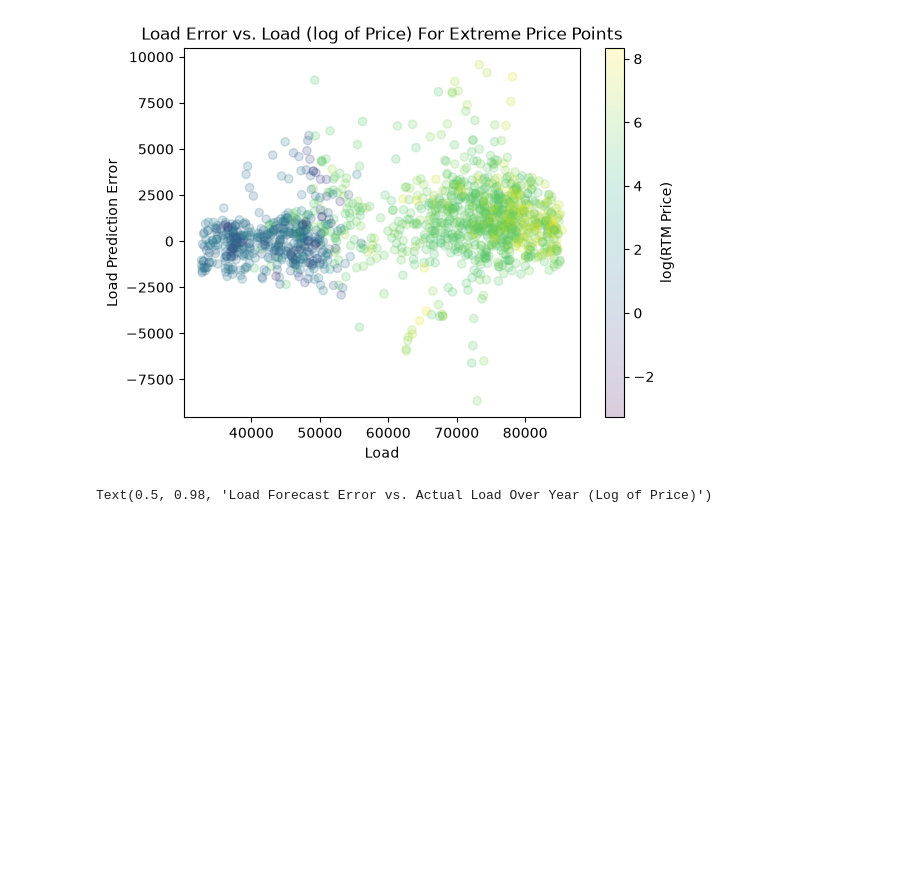
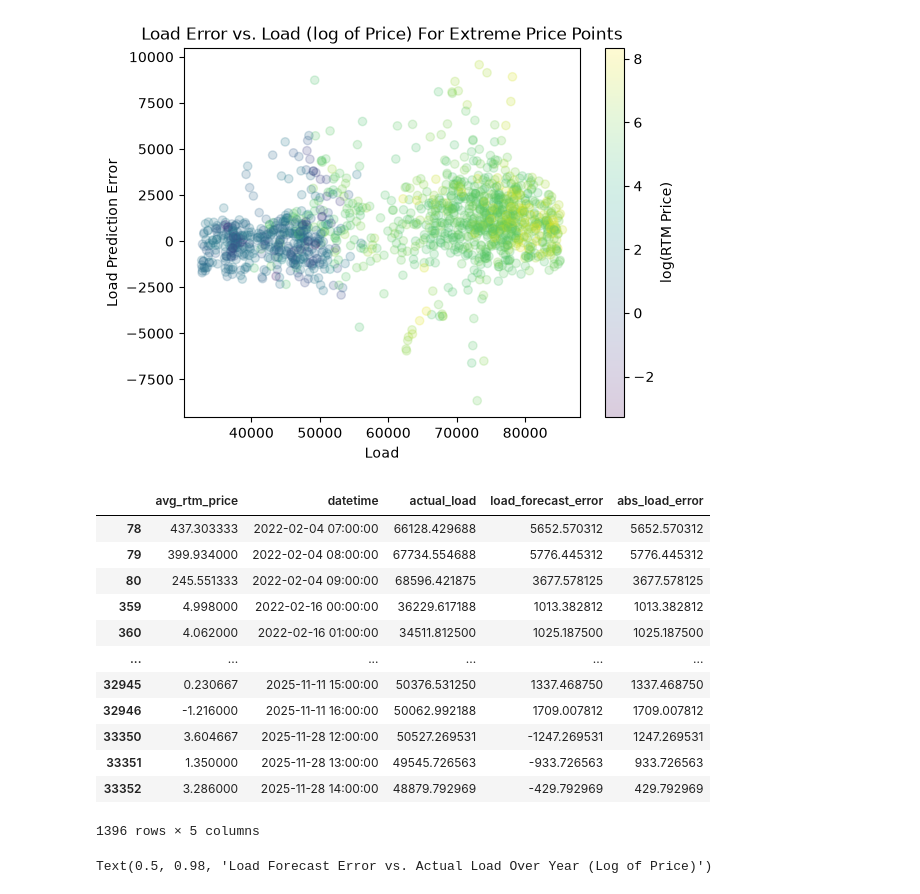
Before and after one commit to zyliaz/Energy-Price-Risk-Model, a Jupyter notebook: 03_notebooks/02_analysis/00_load_forecast_rtm_correlation_wip.ipynb, the cells around one changed output. Saved outputs shown, nothing was run; the diff lists cells and outputs as text; code cells hidden in the pictures; blank space fills up the shorter version.

```diff
--- a/03_notebooks/02_analysis/00_load_forecast_rtm_correlation_wip.ipynb
+++ b/03_notebooks/02_analysis/00_load_forecast_rtm_correlation_wip.ipynb
@@ -124,6 +121,24 @@ plt.xlabel('Load')
 # %% [output]
 Text(0.5, 0, 'Load')
 [figure]
+# %%
+df_filter.filter([])
+df_filter.to_csv(OUT_DIR / 'Mean Extreme Prices', index=False)
+df_filter
+# %% [output]
+|  | avg_rtm_price | datetime | actual_load | load_forecast_error | abs_load_error |
+| 78 | 437.303333 | 2022-02-04 07:00:00 | 66128.429688 | 5652.570312 | 5652.570312 |
+| 79 | 399.934000 | 2022-02-04 08:00:00 | 67734.554688 | 5776.445312 | 5776.445312 |
+| 80 | 245.551333 | 2022-02-04 09:00:00 | 68596.421875 | 3677.578125 | 3677.578125 |
+| 359 | 4.998000 | 2022-02-16 00:00:00 | 36229.617188 | 1013.382812 | 1013.382812 |
+| 360 | 4.062000 | 2022-02-16 01:00:00 | 34511.812500 | 1025.187500 | 1025.187500 |
+| ... | ... | ... | ... | ... | ... |
+| 32945 | 0.230667 | 2025-11-11 15:00:00 | 50376.531250 | 1337.468750 | 1337.468750 |
+| 32946 | -1.216000 | 2025-11-11 16:00:00 | 50062.992188 | 1709.007812 | 1709.007812 |
+| 33350 | 3.604667 | 2025-11-28 12:00:00 | 50527.269531 | -1247.269531 | 1247.269531 |
+| 33351 | 1.350000 | 2025-11-28 13:00:00 | 49545.726563 | -933.726563 | 933.726563 |
+| 33352 | 3.286000 | 2025-11-28 14:00:00 | 48879.792969 | -429.792969 | 429.792969 |
+1396 rows × 5 columns
 # %%
 years = [2022, 2023, 2024, 2025]
 
```
Also changed, not shown: parts of 3 cells of this notebook, 12 other files.
